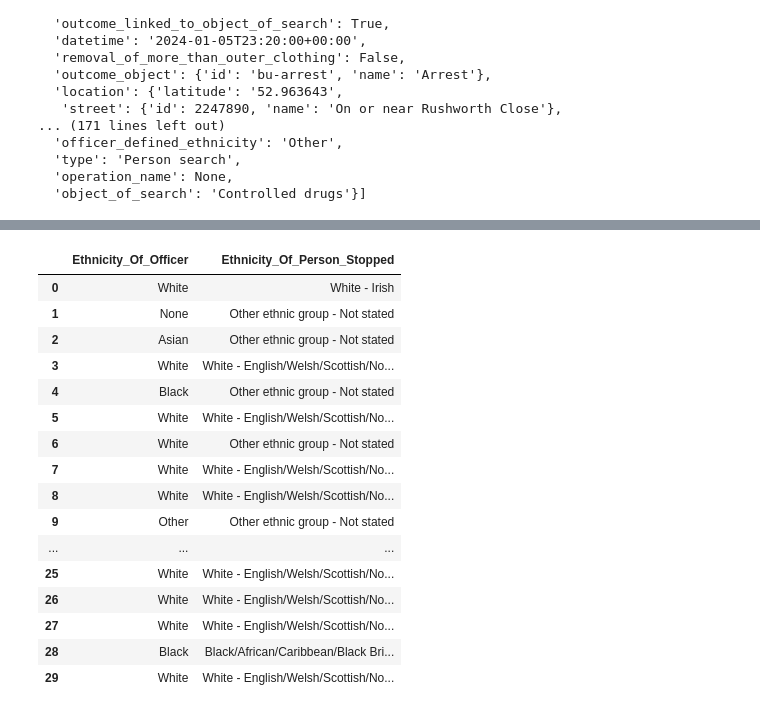
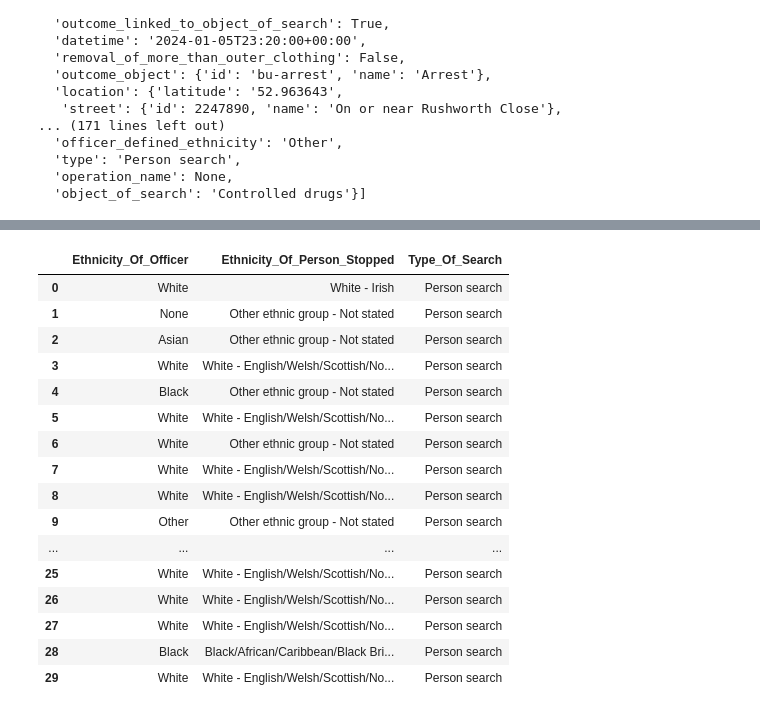
Before and after one commit to Coletterbox/A-Dashboard-Google-Sheets-, a Jupyter notebook: Stop and Search Data.ipynb, the cells around one changed output, grey strips where cells are left out. Saved outputs shown, nothing was run; the diff lists cells and outputs as text; code cells hidden in the pictures.

```diff
--- a/Stop and Search Data.ipynb
+++ b/Stop and Search Data.ipynb
@@ -66,25 +66,25 @@ df.head(15)
 | 13 | None | A no further action disposal | True | White - English/Welsh/Scottish/No... | Male | Police and Criminal Evidence Act ... | False | ... |
 | 14 | None | A no further action disposal | True | Other ethnic group - Not stated | Male | Misuse of Drugs Act 1971 (section... | False | ... |
 # %%
-columns = ['officer_defined_ethnicity', 'self_defined_ethnicity']
+columns = ['officer_defined_ethnicity', 'self_defined_ethnicity', 'type']
 df0 = pd.DataFrame(df, columns = columns)
-df0.columns = ['Ethnicity_Of_Officer', 'Ethnicity_Of_Person_Stopped']
+df0.columns = ['Ethnicity_Of_Officer', 'Ethnicity_Of_Person_Stopped', 'Type_Of_Search']
 df0.head(30)
 # %% [output]
-|  | Ethnicity_Of_Officer | Ethnicity_Of_Person_Stopped |
-| 0 | White | White - Irish |
-| 1 | None | Other ethnic group - Not stated |
-| 2 | Asian | Other ethnic group - Not stated |
-| 3 | White | White - English/Welsh/Scottish/No... |
-| 4 | Black | Other ethnic group - Not stated |
-| 5 | White | White - English/Welsh/Scottish/No... |
-| 6 | White | Other ethnic group - Not stated |
-| 7 | White | White - English/Welsh/Scottish/No... |
-| 8 | White | White - English/Welsh/Scottish/No... |
-| 9 | Other | Other ethnic group - Not stated |
-| ... | ... | ... |
-| 25 | White | White - English/Welsh/Scottish/No... |
-| 26 | White | White - English/Welsh/Scottish/No... |
-| 27 | White | White - English/Welsh/Scottish/No... |
-| 28 | Black | Black/African/Caribbean/Black Bri... |
-| 29 | White | White - English/Welsh/Scottish/No... |
+|  | Ethnicity_Of_Officer | Ethnicity_Of_Person_Stopped | Type_Of_Search |
+| 0 | White | White - Irish | Person search |
+| 1 | None | Other ethnic group - Not stated | Person search |
+| 2 | Asian | Other ethnic group - Not stated | Person search |
+| 3 | White | White - English/Welsh/Scottish/No... | Person search |
+| 4 | Black | Other ethnic group - Not stated | Person search |
+| 5 | White | White - English/Welsh/Scottish/No... | Person search |
+| 6 | White | Other ethnic group - Not stated | Person search |
+| 7 | White | White - English/Welsh/Scottish/No... | Person search |
+| 8 | White | White - English/Welsh/Scottish/No... | Person search |
+| 9 | Other | Other ethnic group - Not stated | Person search |
+| ... | ... | ... | ... |
+| 25 | White | White - English/Welsh/Scottish/No... | Person search |
+| 26 | White | White - English/Welsh/Scottish/No... | Person search |
+| 27 | White | White - English/Welsh/Scottish/No... | Person search |
+| 28 | Black | Black/African/Caribbean/Black Bri... | Person search |
+| 29 | White | White - English/Welsh/Scottish/No... | Person search |
```
Also changed, not shown: parts of 4 cells of this notebook.
